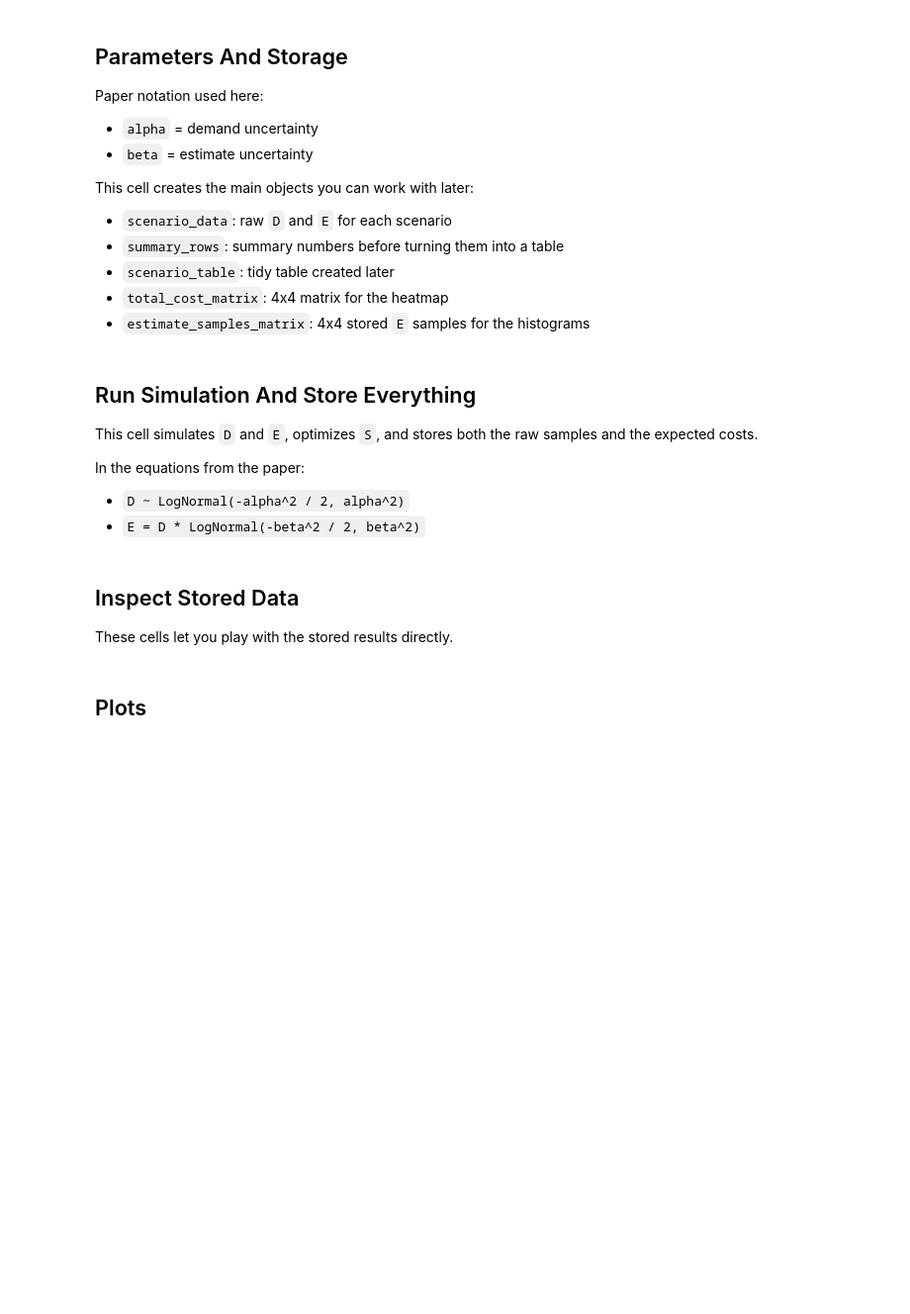
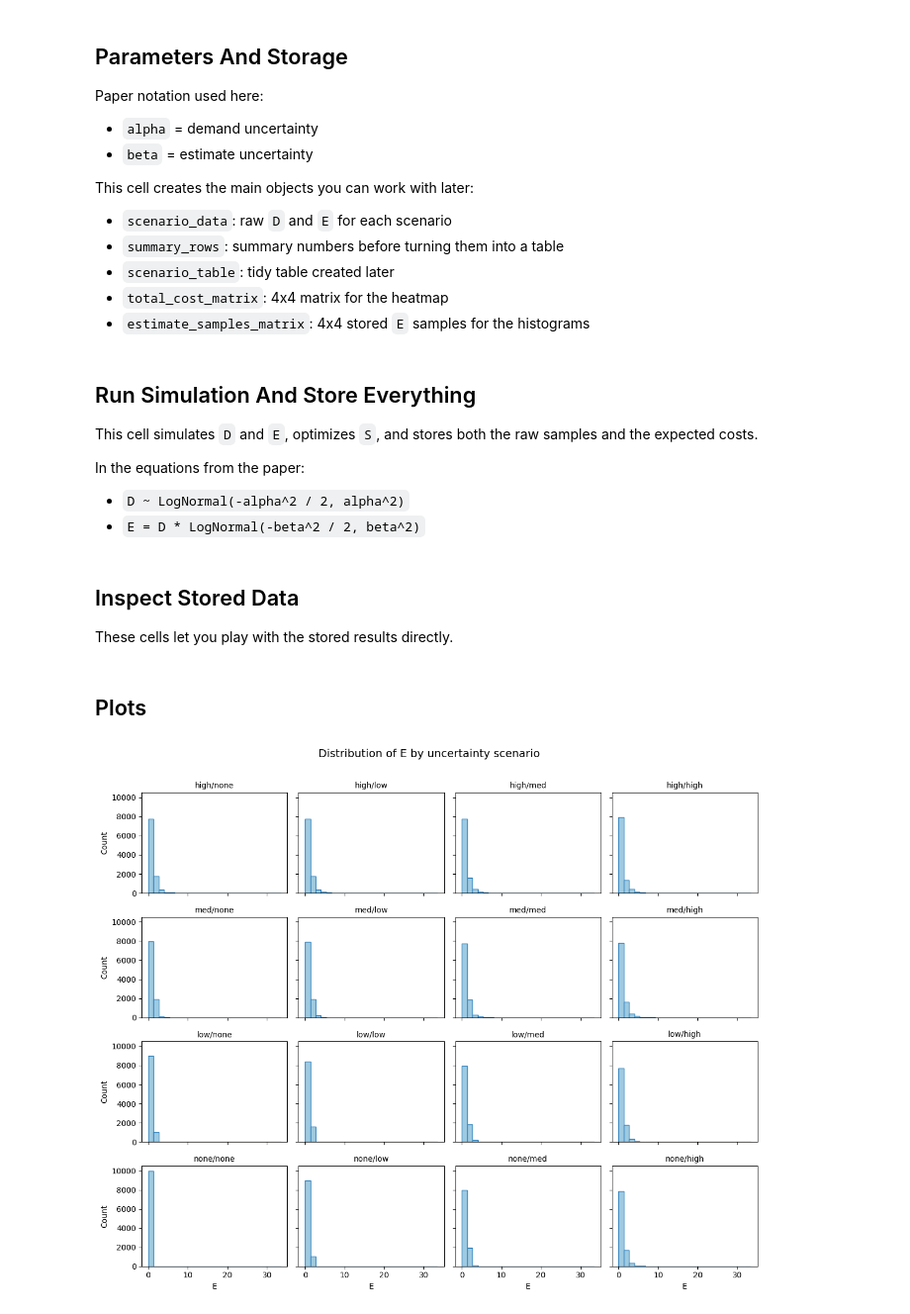
Before and after one commit to rosenlewgeorg/capacity-planning, a Jupyter notebook: Code/simulate_cost.ipynb, the cells around one changed output. Shown at 99% size. Cells and saved outputs as stored; diff of their text form; code cells hidden in the pictures; blank space fills up the shorter version.

Commit message:
plots

```diff
--- a/Code/simulate_cost.ipynb
+++ b/Code/simulate_cost.ipynb
@@ -110,6 +110,8 @@ for demand_label, demand_sigma in UNCERTAINTY_LEVELS.items():
         expected_investment_cost = S
         expected_shortfall_cost = SHORTFALL_COST * sum(max(e - S, 0.0) for e in E) / ITERATIONS
         expected_total_cost = expected_investment_cost + expected_shortfall_cost
+        expected_demand_shortfall_cost = SHORTFALL_COST * sum(max(d - S, 0.0) for d in D) / ITERATIONS
+        expected_demand_total_cost = expected_investment_cost + expected_demand_shortfall_cost
 
         row_index = levels.index(demand_label)
         col_index = levels.index(estimate_label)
@@ -125,6 +127,8 @@ for demand_label, demand_sigma in UNCERTAINTY_LEVELS.items():
             "expected_investment_cost": expected_investment_cost,
             "expected_shortfall_cost": expected_shortfall_cost,
             "expected_total_cost": expected_total_cost,
+            "expected_demand_shortfall_cost": expected_demand_shortfall_cost,
+            "expected_demand_total_cost": expected_demand_total_cost,
         }
 
         summary_rows.append({
@@ -136,6 +140,8 @@ for demand_label, demand_sigma in UNCERTAINTY_LEVELS.items():
             "expected_investment_cost": expected_investment_cost,
             "expected_shortfall_cost": expected_shortfall_cost,
             "expected_total_cost": expected_total_cost,
+            "expected_demand_shortfall_cost": expected_demand_shortfall_cost,
+            "expected_demand_total_cost": expected_demand_total_cost,
         })
 
         print(
@@ -170,17 +176,19 @@ ax.set_xticks(range(len(levels)))
 ax.set_yticks(range(len(levels)))
 ax.set_xticklabels(levels)
 ax.set_yticklabels(levels)
-ax.set_xlabel("Estimate uncertainty")
-ax.set_ylabel("Demand uncertainty")
-ax.set_title("Expected total cost by uncertainty scenario")
+ax.set_xlabel("Estimate uncertainty", fontsize=13, color="black")
+ax.set_ylabel("Demand uncertainty", fontsize=13, color="black")
+ax.set_title("Expected total cost by uncertainty scenario", fontsize=15, color="black")
+ax.tick_params(axis="both", labelsize=12, colors="black")
 
 for row_index in range(len(levels)):
     for col_index in range(len(levels)):
         value = total_cost_matrix[row_index][col_index]
-        ax.text(col_index, row_index, f"{value:.2f}", ha="center", va="center")
+        ax.text(col_index, row_index, f"{value:.2f}", ha="center", va="center", fontsize=11, color="black")
 
 colorbar = plt.colorbar(image, ax=ax)
-colorbar.set_label("Expected total cost")
+colorbar.set_label("Expected total cost", fontsize=12, color="black")
+colorbar.ax.tick_params(labelsize=11, colors="black")
 
 plt.tight_layout()
 plt.savefig("Figures/expected_total_cost_matrix.png", dpi=300, bbox_inches="tight")
@@ -188,34 +196,37 @@ plt.show()
 # %%
 all_E_values = []
 for row in estimate_samples_matrix:
     for samples in row:
         all_E_values.extend(samples)
 
 global_max_E = max(all_E_values)
 
 fig, axes = plt.subplots(len(levels), len(levels), figsize=(12, 10), sharex=True, sharey=True)
 
 for row_index in range(len(levels)):
     for col_index in range(len(levels)):
         plot_row = len(levels) - 1 - row_index
         ax = axes[plot_row][col_index]
         E_values = estimate_samples_matrix[row_index][col_index]
 
         ax.hist(
             E_values,
             bins=25,
             range=(0.0, global_max_E),
             color="#9ecae1",
             edgecolor="#3182bd",
         )
-        ax.set_title(f"{levels[row_index]}/{levels[col_index]}", fontsize=10)
+        ax.set_title(f"{levels[row_index]}/{levels[col_index]}", fontsize=11, color="black")
 
         if plot_row == len(levels) - 1:
-            ax.set_xlabel("E")
+            ax.set_xlabel("E", fontsize=11, color="black")
         if col_index == 0:
-            ax.set_ylabel("Count")
+            ax.set_ylabel("Count", fontsize=11, color="black")
+        ax.tick_params(axis="both", labelsize=10, colors="black")
 
-fig.suptitle("Distribution of E by uncertainty scenario", fontsize=14)
+fig.suptitle("Distribution of E by uncertainty scenario", fontsize=16, color="black")
 plt.tight_layout(rect=(0, 0, 1, 0.97))
 plt.savefig("Figures/estimate_histogram_matrix.png", dpi=300, bbox_inches="tight")
 plt.show()
+# %% [output]
+[figure, added]
```
Also changed, not shown: parts of 4 cells of this notebook, 4 other files.
